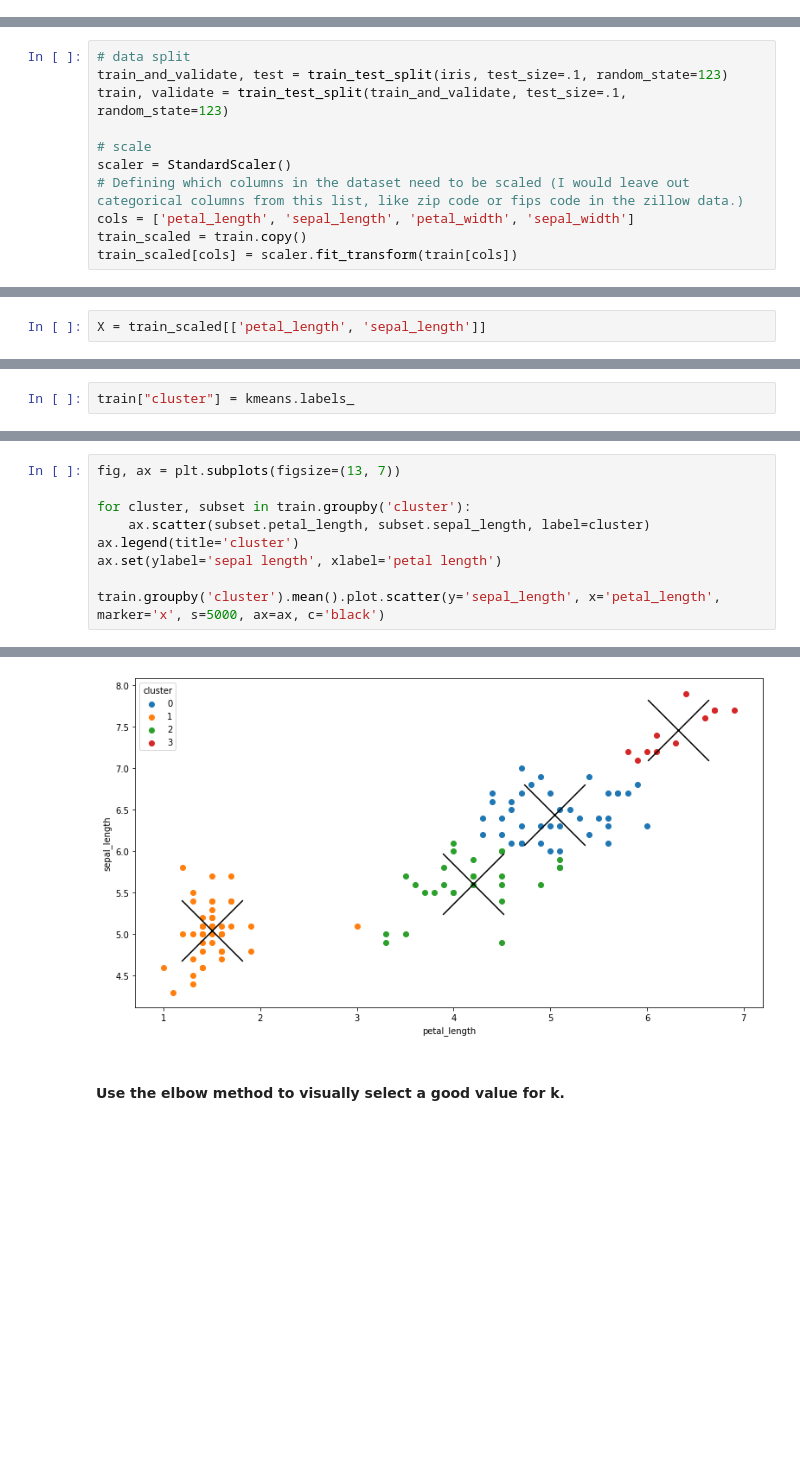
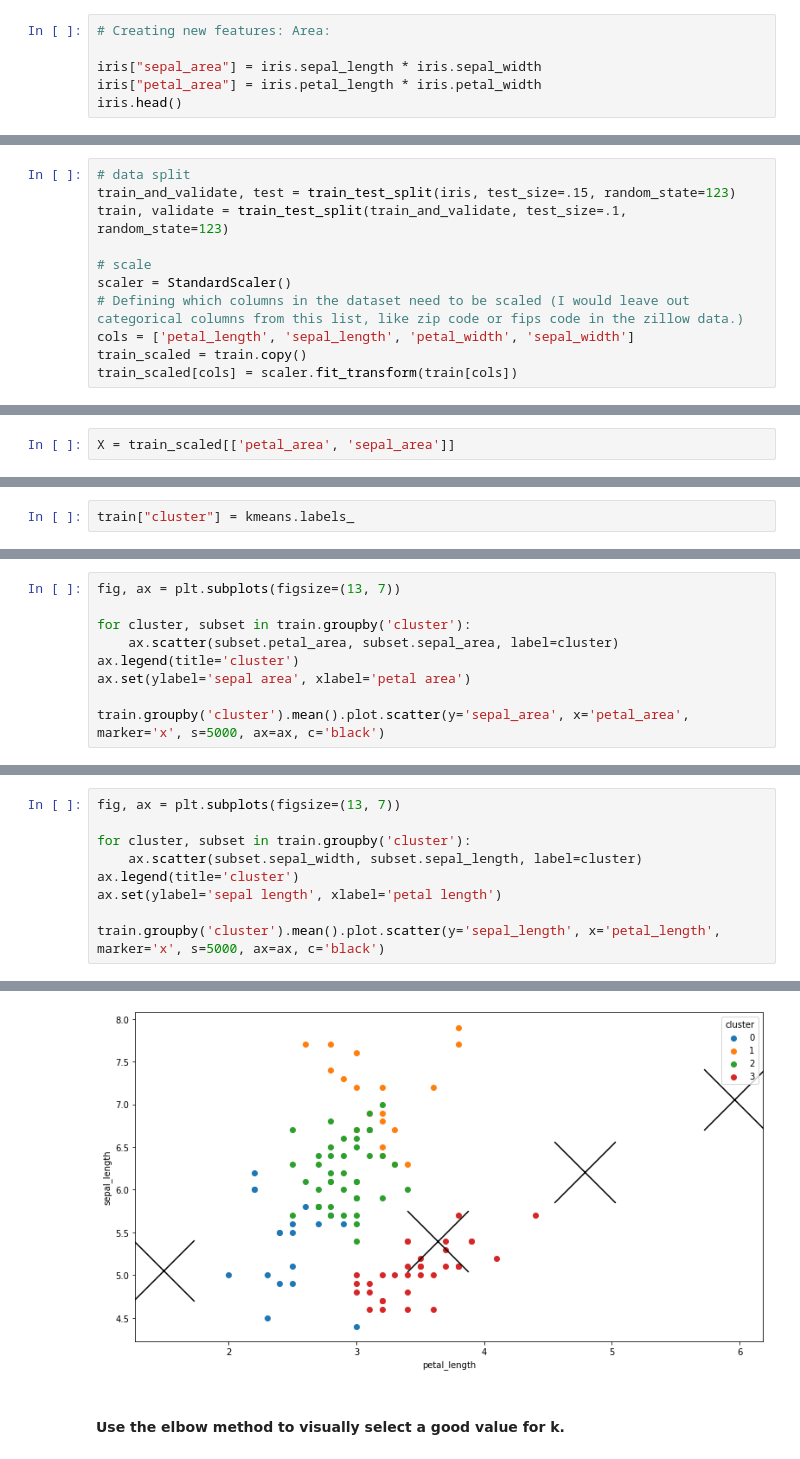
Before and after one commit to lukewbecker/clustering-exercises, a Jupyter notebook: modeling.ipynb, the cells around one changed output, grey strips where cells are left out. Cells and saved outputs as stored; diff of their text form; blank space fills up the shorter version.

```diff
--- a/modeling.ipynb
+++ b/modeling.ipynb
@@ -73,3 +73,9 @@ iris.head()
 | 2 | 4.7 | 3.2 | 1.3 | 0.2 | setosa |
 | 3 | 4.6 | 3.1 | 1.5 | 0.2 | setosa |
 | 4 | 5.0 | 3.6 | 1.4 | 0.2 | setosa |
+# %%
+# Creating new features: Area:
+
+iris["sepal_area"] = iris.sepal_length * iris.sepal_width
+iris["petal_area"] = iris.petal_length * iris.petal_width
+iris.head()
@@ -76,6 +89,6 @@ iris.head()
 # %%
 # data split
-train_and_validate, test = train_test_split(iris, test_size=.1, random_state=123)
+train_and_validate, test = train_test_split(iris, test_size=.15, random_state=123)
 train, validate = train_test_split(train_and_validate, test_size=.1, random_state=123)
 
 # scale
@@ -116,5 +129,5 @@ plt.show()
 # %%
-X = train_scaled[['petal_length', 'sepal_length']]
+X = train_scaled[['petal_area', 'sepal_area']]
 # %%
 kmeans = KMeans(n_clusters = 4)
 kmeans.fit(X)
@@ -166,0 +180,9 @@ train.groupby('cluster').mean()
+# %%
+fig, ax = plt.subplots(figsize=(13, 7))
+
+for cluster, subset in train.groupby('cluster'):
+    ax.scatter(subset.petal_area, subset.sepal_area, label=cluster)
+ax.legend(title='cluster')
+ax.set(ylabel='sepal area', xlabel='petal area')
+
+train.groupby('cluster').mean().plot.scatter(y='sepal_area', x='petal_area', marker='x', s=5000, ax=ax, c='black')
@@ -167,15 +192,15 @@ train.groupby('cluster').mean()
 # %%
 fig, ax = plt.subplots(figsize=(13, 7))
 
 for cluster, subset in train.groupby('cluster'):
-    ax.scatter(subset.petal_length, subset.sepal_length, label=cluster)
+    ax.scatter(subset.sepal_width, subset.sepal_length, label=cluster)
 ax.legend(title='cluster')
 ax.set(ylabel='sepal length', xlabel='petal length')
 
 train.groupby('cluster').mean().plot.scatter(y='sepal_length', x='petal_length', marker='x', s=5000, ax=ax, c='black')
 # %% [output]
 <AxesSubplot:xlabel='petal_length', ylabel='sepal_length'>
-[figure, old version]
+[figure, new version]
 # %% [markdown]
 ####  Use the elbow method to visually select a good value for k.
 # %%
```
Also changed, not shown: parts of 25 cells of this notebook.
